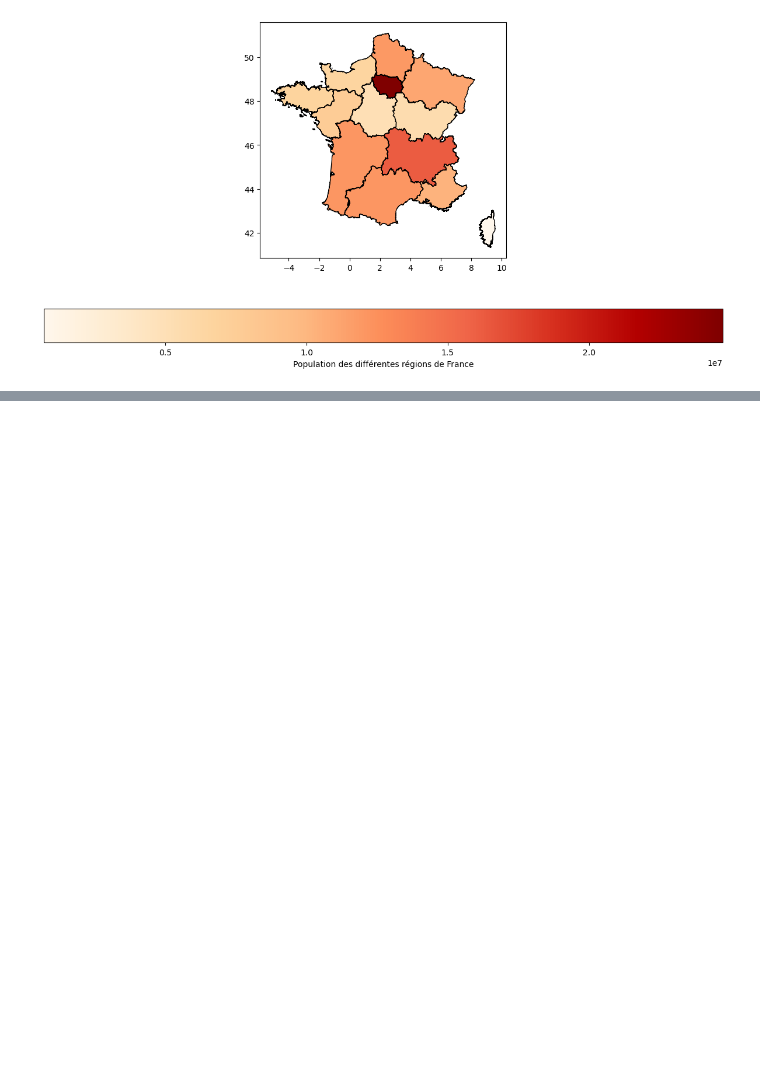
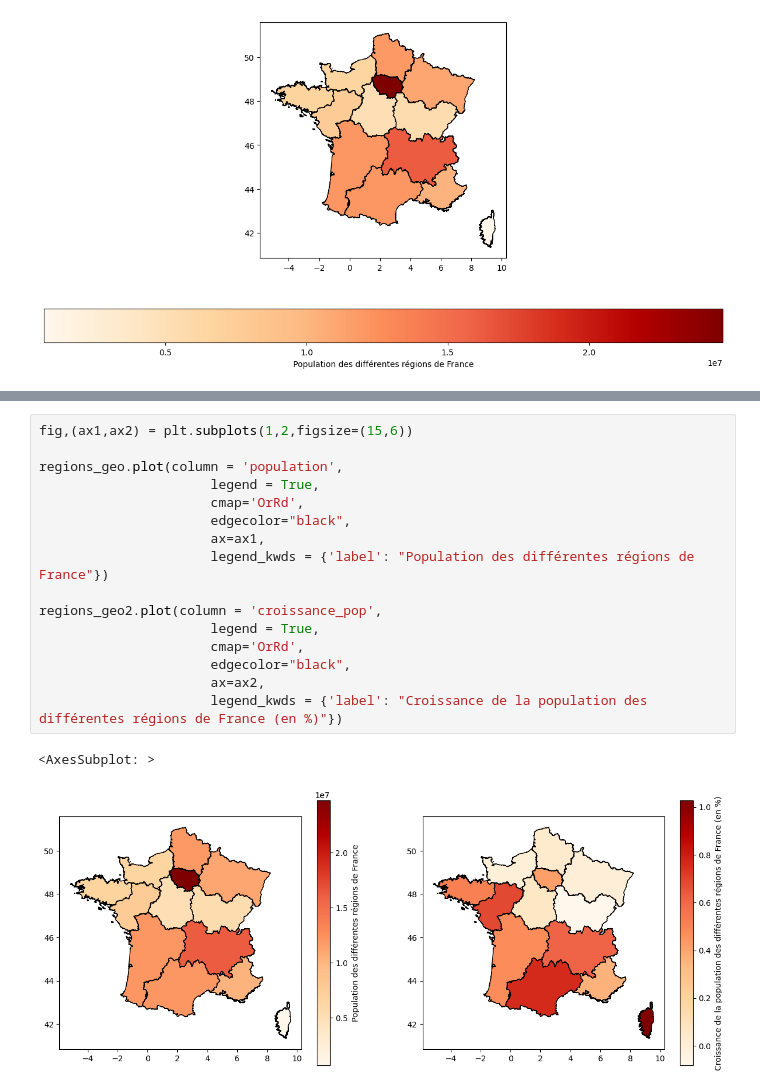
Before and after one commit to InseeFrLab/formation-python-initiation, a Jupyter notebook: notebooks/projects/RP/tmp_nb.ipynb, the cells around one changed output, grey strips where cells are left out. Saved outputs shown, nothing was run; the diff lists cells and outputs as text; blank space fills up the shorter version.

```diff
--- a/notebooks/projects/RP/tmp_nb.ipynb
+++ b/notebooks/projects/RP/tmp_nb.ipynb
@@ -156,0 +172,19 @@ x = df[(df["dep_code"] == "31") & (df["genre"] != "Total")]
+# %%
+fig,(ax1,ax2) = plt.subplots(1,2,figsize=(15,6))
+
+regions_geo.plot(column = 'population',
+                      legend = True,
+                      cmap='OrRd',
+                      edgecolor="black",
+                      ax=ax1,
+                      legend_kwds = {'label': "Population des différentes régions de France"})
+
+regions_geo2.plot(column = 'croissance_pop',
+                      legend = True,
+                      cmap='OrRd',
+                      edgecolor="black",
+                      ax=ax2,
+                      legend_kwds = {'label': "Croissance de la population des différentes régions de France (en %)"})
+# %% [output]
+<AxesSubplot: >
+[figure, added]
```
Also changed, not shown: parts of 8 cells of this notebook.
